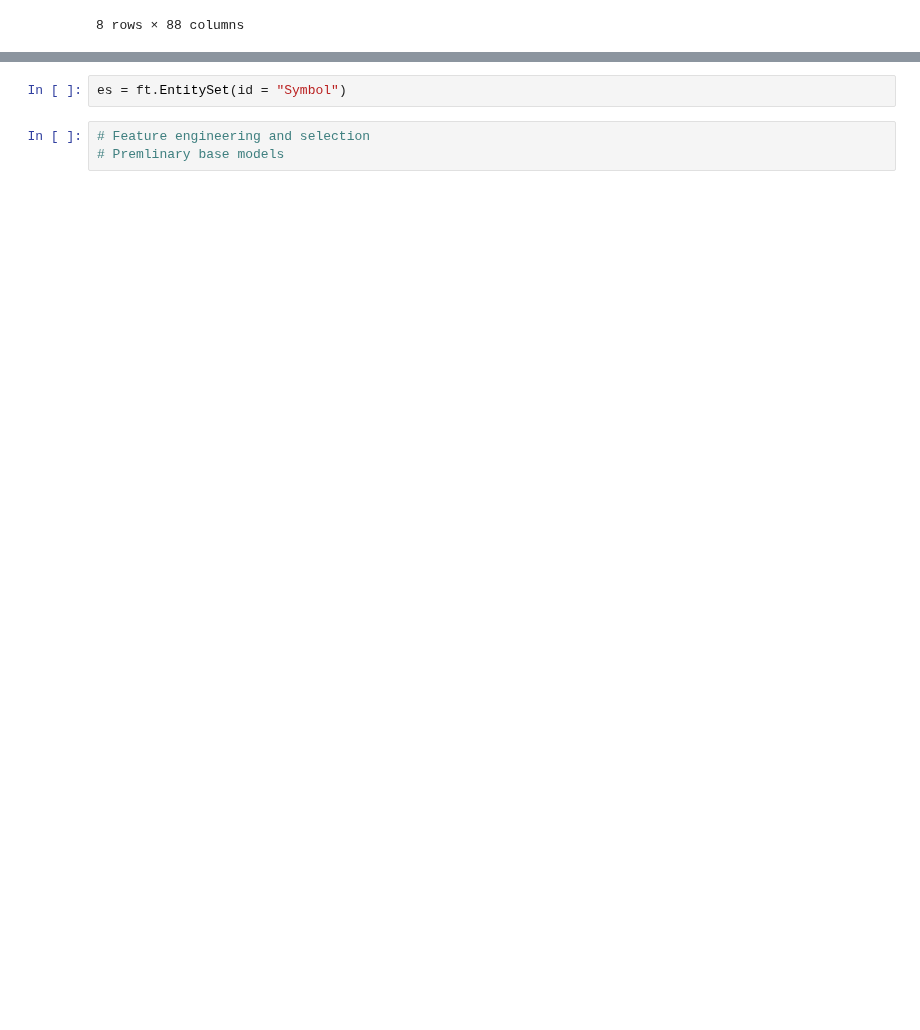
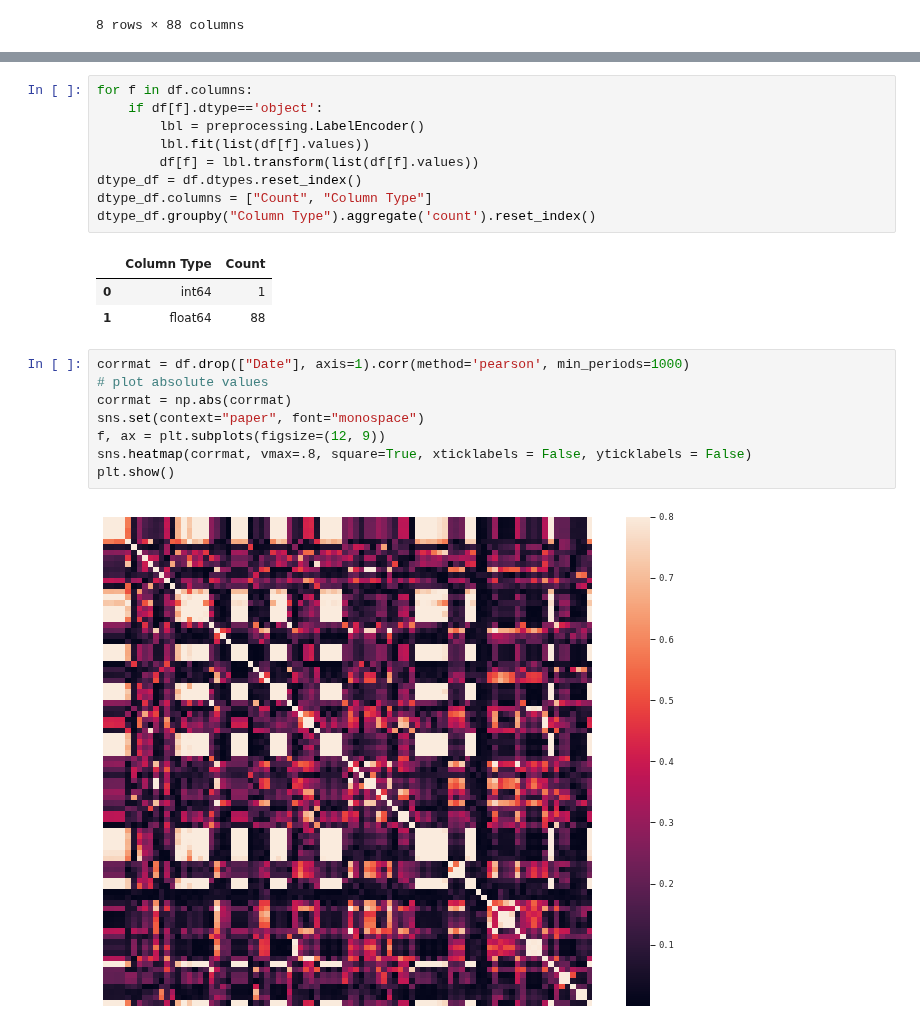
Before and after one commit to Neural-Matrix-LLC/Stock-and-ETF-Prediction, a Jupyter notebook: features-ta.ipynb, the cells around one changed output, grey strips where cells are left out. Cells and saved outputs as stored; diff of their text form; blank space fills up the shorter version.

```diff
--- a/features-ta.ipynb
+++ b/features-ta.ipynb
@@ -159,5 +148,23 @@ df.describe()
 # %%
-es = ft.EntitySet(id = "Symbol")
+for f in df.columns:
+    if df[f].dtype=='object':
+        lbl = preprocessing.LabelEncoder()
+        lbl.fit(list(df[f].values))
+        df[f] = lbl.transform(list(df[f].values))
+dtype_df = df.dtypes.reset_index()
+dtype_df.columns = ["Count", "Column Type"]
+dtype_df.groupby("Column Type").aggregate('count').reset_index()
+# %% [output]
+|  | Column Type | Count |
+| 0 | int64 | 1 |
+| 1 | float64 | 88 |
 # %%
-# Feature engineering and selection
-# Premlinary base models
+corrmat = df.drop(["Date"], axis=1).corr(method='pearson', min_periods=1000)
+# plot absolute values
+corrmat = np.abs(corrmat)
+sns.set(context="paper", font="monospace")
+f, ax = plt.subplots(figsize=(12, 9))
+sns.heatmap(corrmat, vmax=.8, square=True, xticklabels = False, yticklabels = False)
+plt.show()
+# %% [output]
+[figure, added]
```
Also changed, not shown: parts of 16 cells of this notebook, 2 other files.
